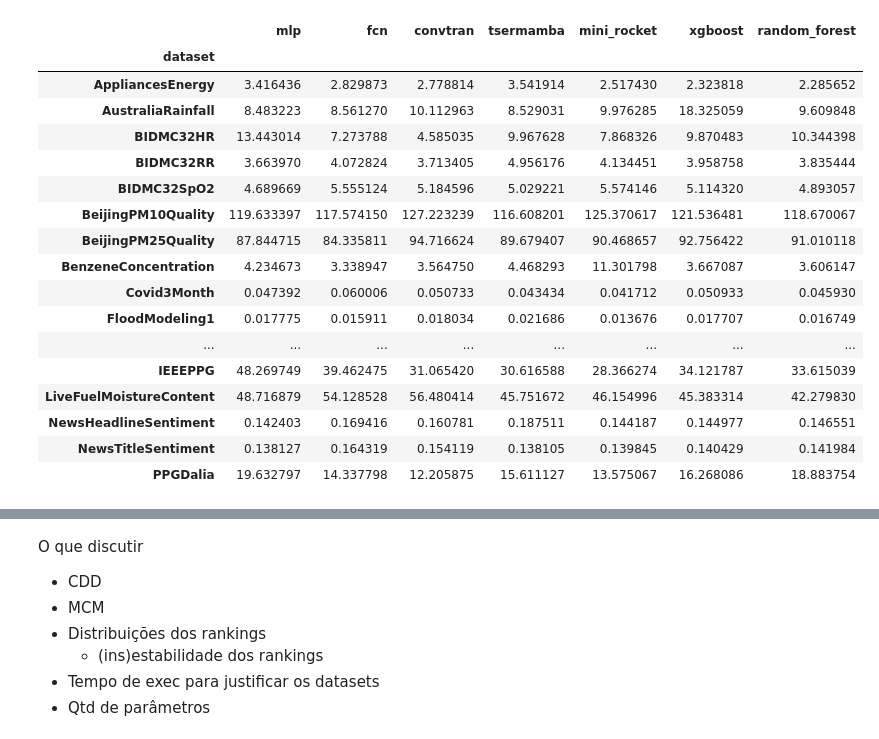
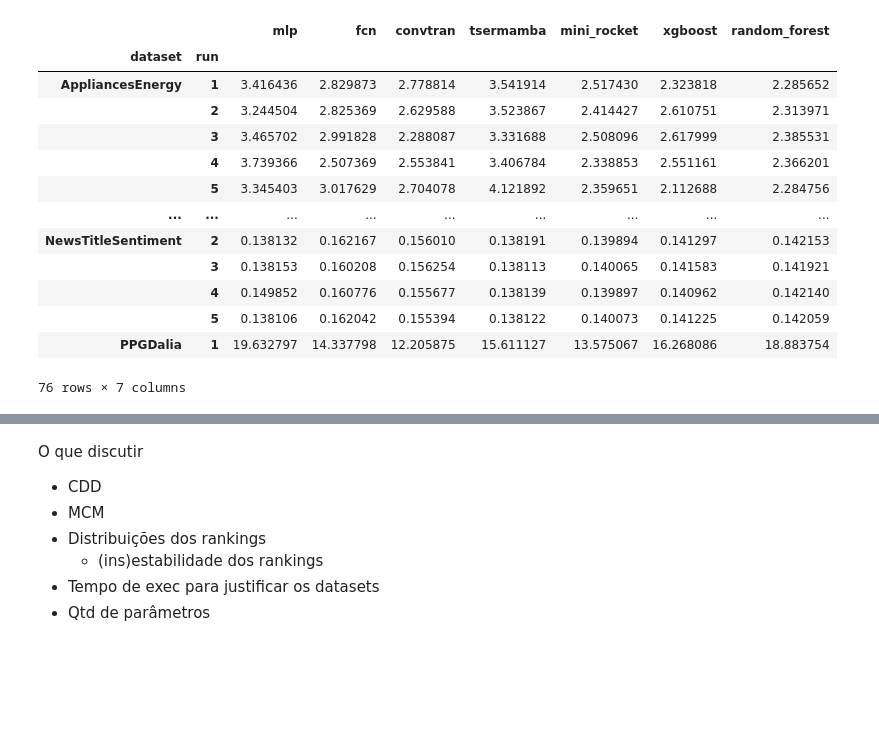
Before and after one commit to gabrielcmerlin/undergradThesis, a Jupyter notebook: outputs/analysis.ipynb, the cells around one changed output, grey strips where cells are left out. Drawn from its saved outputs; the diff is of its cells as text; code cells hidden in the pictures; blank space fills up the shorter version.

```diff
--- a/outputs/analysis.ipynb
+++ b/outputs/analysis.ipynb
@@ -15,9 +15,22 @@ from sklearn.preprocessing import MinMaxScaler
 import json
 # %%
 mlp = pd.read_csv('results/[end] MLP.csv')
+mlp = mlp.drop('run', axis=1)
+
 fcn = pd.read_csv('results/[end] FCN.csv')
-convtran = pd.read_csv('results/[end] ConvTran.csv')
-tsermamba = pd.read_csv('results/[end] TSERMamba.csv')
+fcn = fcn.drop('run', axis=1)
+
 mini_rocket = pd.read_csv('results/[end] MiniROCKET.csv')
+mini_rocket = mini_rocket.drop('run', axis=1)
+
 xgboost = pd.read_csv('results/[end] XGBoost.csv')
+xgboost = xgboost.drop('run', axis=1)
+
 random_forest = pd.read_csv('results/[end] RandomForest.csv')
+random_forest = random_forest.drop('run', axis=1)
+
+convtran = pd.read_csv('results/ConvTran.csv')
+convtran = convtran.drop('run', axis=1)
+
+tsermamba = pd.read_csv('results/TSERMamba.csv')
+tsermamba = tsermamba.drop('run', axis=1)
@@ -24,44 +40,38 @@ random_forest = pd.read_csv('results/[end] RandomForest.csv')
+# %%
+mlp = mlp.sort_values(by=['dataset', 'run']).set_index(['dataset','run'])
+fcn = fcn.sort_values(by=['dataset', 'run']).set_index(['dataset','run'])
+convtran = convtran.sort_values(by=['dataset', 'run']).set_index(['dataset','run'])
+tsermamba = tsermamba.sort_values(by=['dataset', 'run']).set_index(['dataset','run'])
+mini_rocket = mini_rocket.sort_values(by=['dataset', 'run']).set_index(['dataset','run'])
+xgboost = xgboost.sort_values(by=['dataset', 'run']).set_index(['dataset','run'])
+random_forest = random_forest.sort_values(by=['dataset', 'run']).set_index(['dataset','run'])
 # %%
-mlp = mlp.sort_values(by='dataset').set_index('dataset')
-fcn = fcn.sort_values(by='dataset').set_index('dataset')
-convtran = convtran.sort_values(by='dataset').set_index('dataset')
-tsermamba = tsermamba.sort_values(by='dataset').set_index('dataset')
-mini_rocket = mini_rocket.sort_values(by='dataset').set_index('dataset')
-xgboost = xgboost.sort_values(by='dataset').set_index('dataset')
-random_forest = random_forest.sort_values(by='dataset').set_index('dataset')
-
 metrics = pd.DataFrame({
     'mlp': mlp['rmse'],
     'fcn': fcn['rmse'],
     'convtran': convtran['rmse'],
     'tsermamba': tsermamba['rmse'],
     'mini_rocket': mini_rocket['rmse'],
     'xgboost': xgboost['rmse'],
     'random_forest': random_forest['rmse']
 })
 
-# metrics = metrics.dropna(subset=['rocket'])
-
-# metrics = metrics.drop(['BIDMC32HR', 'BIDMC32RR', 'BIDMC32SpO2'], axis=0)
+metrics = metrics.dropna(subset=['convtran','tsermamba'])
 
 metrics
 # %% [output]
-|  | mlp | fcn | convtran | tsermamba | mini_rocket | xgboost | random_forest |
-| dataset |  |  |  |  |  |  |  |
-| AppliancesEnergy | 3.416436 | 2.829873 | 2.778814 | 3.541914 | 2.517430 | 2.323818 | 2.285652 |
-| AustraliaRainfall | 8.483223 | 8.561270 | 10.112963 | 8.529031 | 9.976285 | 18.325059 | 9.609848 |
-| BIDMC32HR | 13.443014 | 7.273788 | 4.585035 | 9.967628 | 7.868326 | 9.870483 | 10.344398 |
-| BIDMC32RR | 3.663970 | 4.072824 | 3.713405 | 4.956176 | 4.134451 | 3.958758 | 3.835444 |
-| BIDMC32SpO2 | 4.689669 | 5.555124 | 5.184596 | 5.029221 | 5.574146 | 5.114320 | 4.893057 |
-| BeijingPM10Quality | 119.633397 | 117.574150 | 127.223239 | 116.608201 | 125.370617 | 121.536481 | 118.670067 |
-| BeijingPM25Quality | 87.844715 | 84.335811 | 94.716624 | 89.679407 | 90.468657 | 92.756422 | 91.010118 |
-| BenzeneConcentration | 4.234673 | 3.338947 | 3.564750 | 4.468293 | 11.301798 | 3.667087 | 3.606147 |
-| Covid3Month | 0.047392 | 0.060006 | 0.050733 | 0.043434 | 0.041712 | 0.050933 | 0.045930 |
-| FloodModeling1 | 0.017775 | 0.015911 | 0.018034 | 0.021686 | 0.013676 | 0.017707 | 0.016749 |
-| ... | ... | ... | ... | ... | ... | ... | ... |
-| IEEEPPG | 48.269749 | 39.462475 | 31.065420 | 30.616588 | 28.366274 | 34.121787 | 33.615039 |
-| LiveFuelMoistureContent | 48.716879 | 54.128528 | 56.480414 | 45.751672 | 46.154996 | 45.383314 | 42.279830 |
-| NewsHeadlineSentiment | 0.142403 | 0.169416 | 0.160781 | 0.187511 | 0.144187 | 0.144977 | 0.146551 |
-| NewsTitleSentiment | 0.138127 | 0.164319 | 0.154119 | 0.138105 | 0.139845 | 0.140429 | 0.141984 |
-| PPGDalia | 19.632797 | 14.337798 | 12.205875 | 15.611127 | 13.575067 | 16.268086 | 18.883754 |
+|  |  | mlp | fcn | convtran | tsermamba | mini_rocket | xgboost | random_forest |
+| dataset | run |  |  |  |  |  |  |  |
+| AppliancesEnergy | 1 | 3.416436 | 2.829873 | 2.778814 | 3.541914 | 2.517430 | 2.323818 | 2.285652 |
+|  | 2 | 3.244504 | 2.825369 | 2.629588 | 3.523867 | 2.414427 | 2.610751 | 2.313971 |
+|  | 3 | 3.465702 | 2.991828 | 2.288087 | 3.331688 | 2.508096 | 2.617999 | 2.385531 |
+|  | 4 | 3.739366 | 2.507369 | 2.553841 | 3.406784 | 2.338853 | 2.551161 | 2.366201 |
+|  | 5 | 3.345403 | 3.017629 | 2.704078 | 4.121892 | 2.359651 | 2.112688 | 2.284756 |
+| ... | ... | ... | ... | ... | ... | ... | ... | ... |
+| NewsTitleSentiment | 2 | 0.138132 | 0.162167 | 0.156010 | 0.138191 | 0.139894 | 0.141297 | 0.142153 |
+|  | 3 | 0.138153 | 0.160208 | 0.156254 | 0.138113 | 0.140065 | 0.141583 | 0.141921 |
+|  | 4 | 0.149852 | 0.160776 | 0.155677 | 0.138139 | 0.139897 | 0.140962 | 0.142140 |
+|  | 5 | 0.138106 | 0.162042 | 0.155394 | 0.138122 | 0.140073 | 0.141225 | 0.142059 |
+| PPGDalia | 1 | 19.632797 | 14.337798 | 12.205875 | 15.611127 | 13.575067 | 16.268086 | 18.883754 |
+76 rows × 7 columns
 # %%
```
Also changed, not shown: parts of 5 cells of this notebook.
